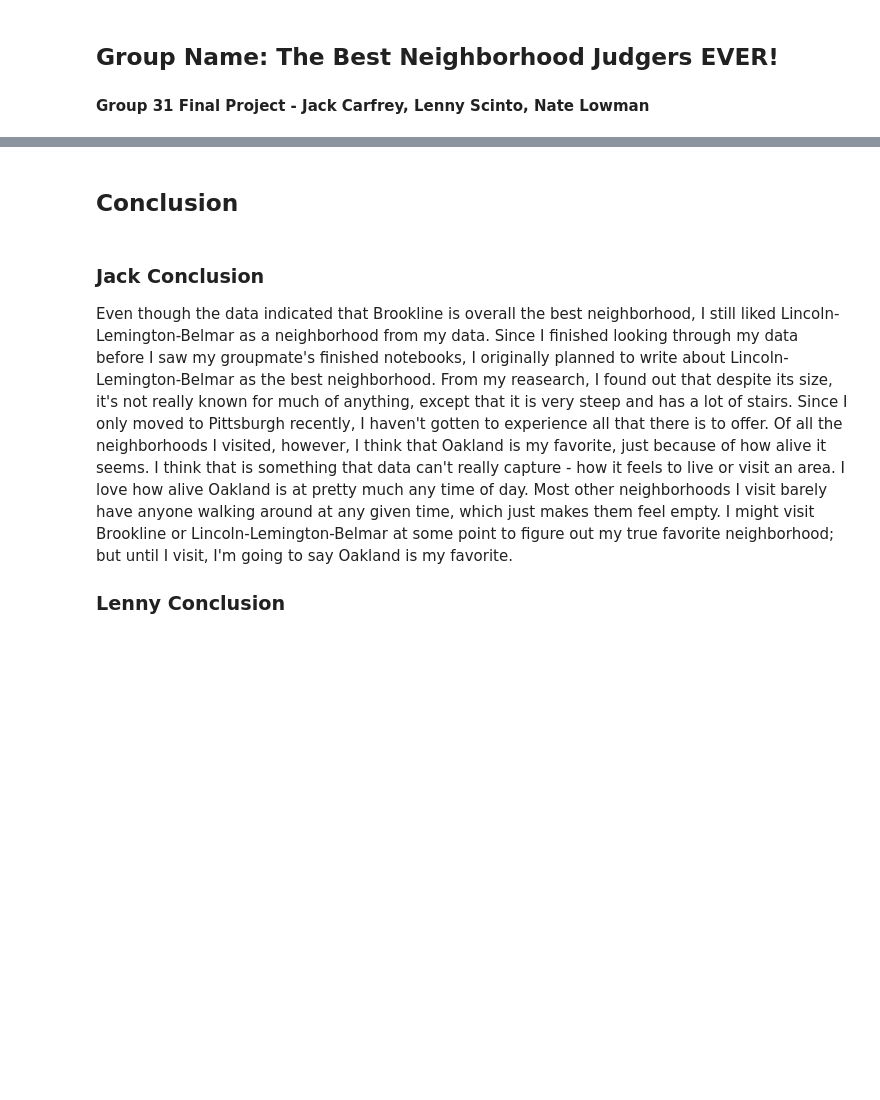
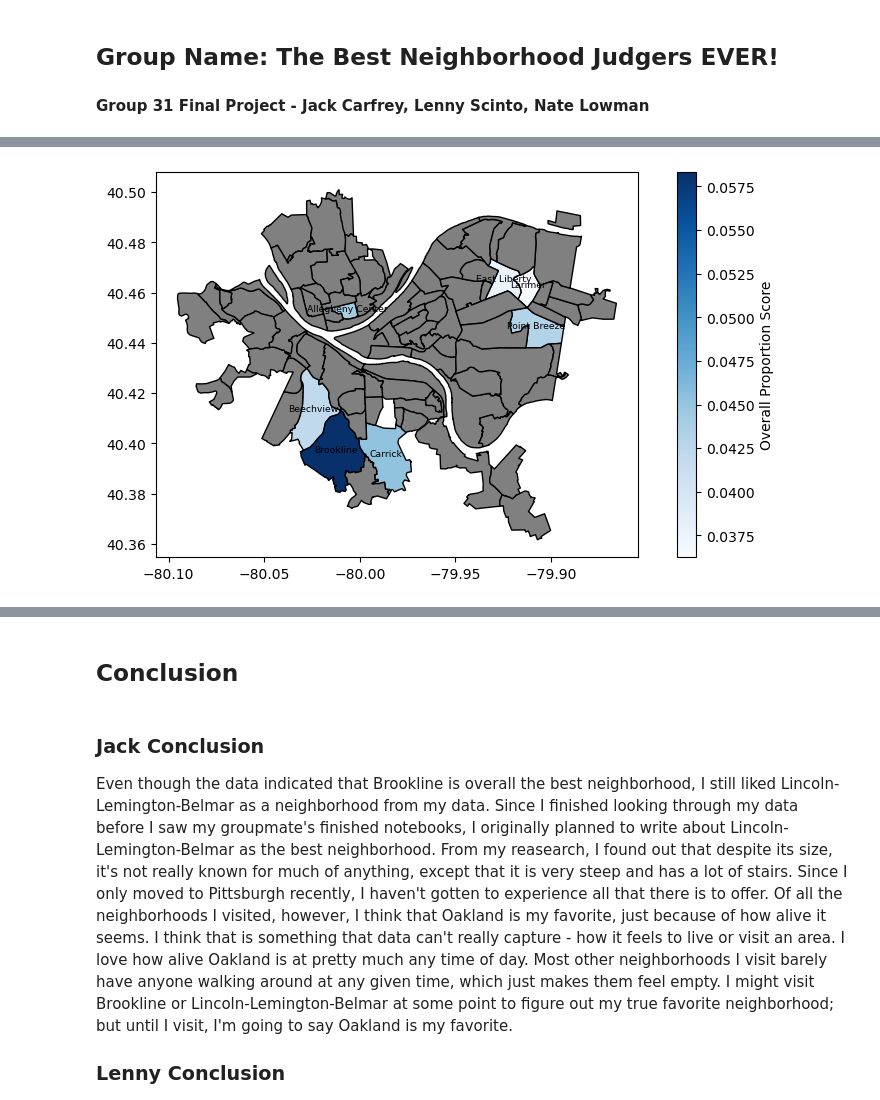
Before and after one commit to nlowman23/Final_Project_Group-31, a Jupyter notebook: BestNeighborhood.ipynb, the cells around one changed output, grey strips where cells are left out. Cells and saved outputs as stored; diff of their text form; code cells hidden in the pictures; blank space fills up the shorter version.

```diff
--- a/BestNeighborhood.ipynb
+++ b/BestNeighborhood.ipynb
@@ -121,0 +131,34 @@ While none of our group members have not personally gone there, it seems like an
+# %%
+heatmap_data = merged['total']
+heatmap_data.name = "hmap_data"
+data_map = neighborhoods.merge(heatmap_data, how='left', left_on='hood', right_on='neighborhood')
+pd.set_option('display.max_columns', None)
+plotted_map = data_map.plot(column='hmap_data', # set the data to be used for coloring
+               cmap="Blues",              # choose a color palette
+               edgecolor="black",        # outline the districts in white
+               legend=True,              # show the legend
+               legend_kwds={'label': "Overall Proportion Score"}, # label the legend
+               figsize=(10, 5),         # set the size
+               missing_kwds={"color": "gray"} # set disctricts with no data to gray
+               )
+#plotted_map.set_axis_off()
+#set_axis_off()
+
+#fig, ax = plt.subplots(1, 1, figsize=(10, 10))
+neighborhoods.plot(ax=ax, color='lightgray', edgecolor='black')
+
+neighborhood_list = {"Brookline","Carrick","Point Breeze","Allegheny Center","East Liberty","Larimer","Beechview"}
+
+for idx, row in neighborhoods.iterrows():
+        if row["hood"] in neighborhood_list:
+            centroid = row.geometry.centroid
+            label = row["hood"]
+            plotted_map.annotate(text=label,
+                    xy=(centroid.x, centroid.y),
+                    horizontalalignment='center',
+                    color='Black',
+                    fontsize=6.7
+                    )
+plt.show()
+# %% [output]
+[figure, added]
```
Also changed, not shown: parts of 9 cells of this notebook, 4 other files.
